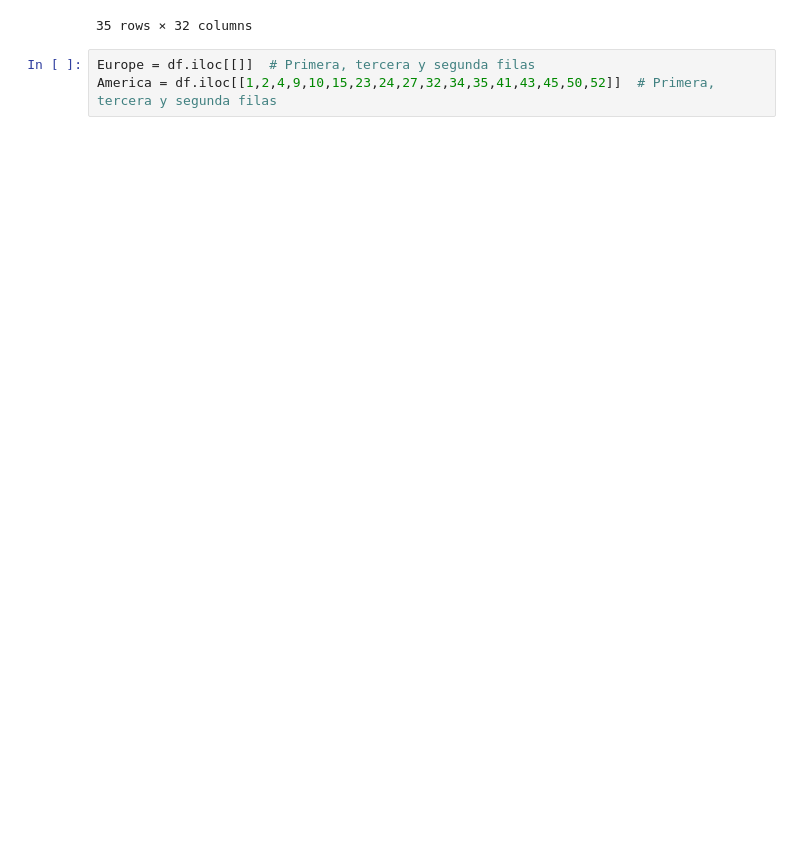
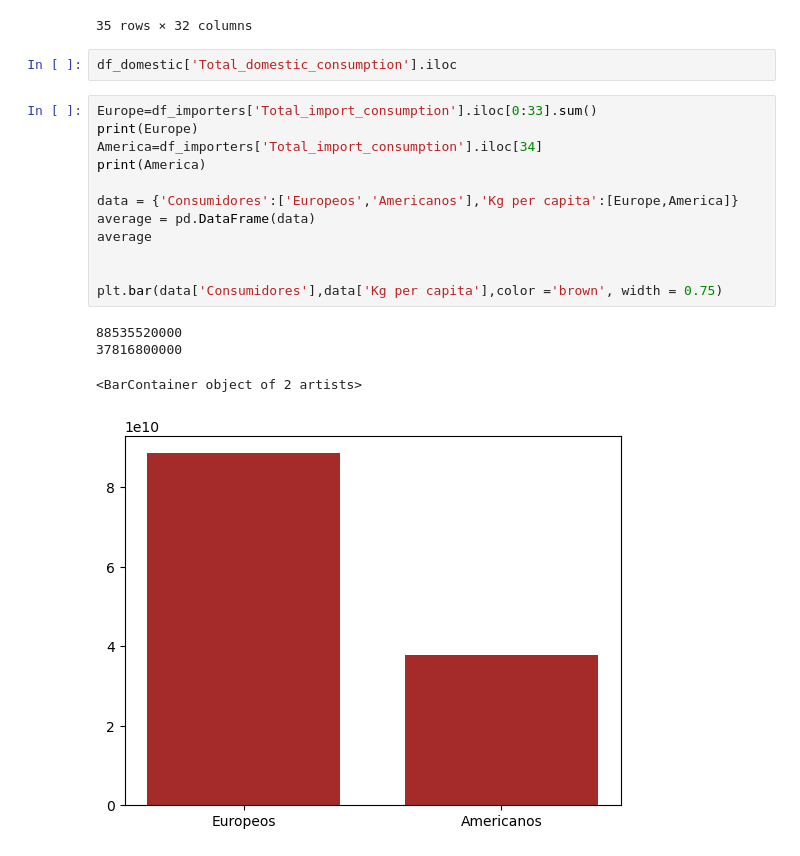
Before and after one commit to joshoandres13/coffee, a Jupyter notebook: average.ipynb, the cells around one changed output. Cells and saved outputs as stored; diff of their text form; blank space fills up the shorter version.

```diff
--- a/average.ipynb
+++ b/average.ipynb
@@ -50,6 +50,22 @@ df_importers.head(55)
 | 33 | United Kingdom | 140880000 | 140520000 | 150960000 | 152040000 | 158400000 | 132000000 | 144360000 | 146460000 | 155280000 | ... | ... |
 | 34 | United States of America | 1097880000 | 1119660000 | 1097400000 | 1153020000 | 1039560000 | 1041780000 | 1083540000 | 1067700000 | 1116240000 | ... | ... |
 35 rows × 32 columns
-# %%
-Europe = df.iloc[[]]  # Primera, tercera y segunda filas
-America = df.iloc[[1,2,4,9,10,15,23,24,27,32,34,35,41,43,45,50,52]]  # Primera, tercera y segunda filas
+# %%
+df_domestic['Total_domestic_consumption'].iloc
+# %%
+Europe=df_importers['Total_import_consumption'].iloc[0:33].sum()
+print(Europe)
+America=df_importers['Total_import_consumption'].iloc[34]
+print(America)
+
+data = {'Consumidores':['Europeos','Americanos'],'Kg per capita':[Europe,America]}
+average = pd.DataFrame(data)
+average
+
+
+plt.bar(data['Consumidores'],data['Kg per capita'],color ='brown', width = 0.75)
+# %% [output]
+88535520000
+37816800000
+<BarContainer object of 2 artists>
+[figure, added]
```
Also changed, not shown: 1 other file.
